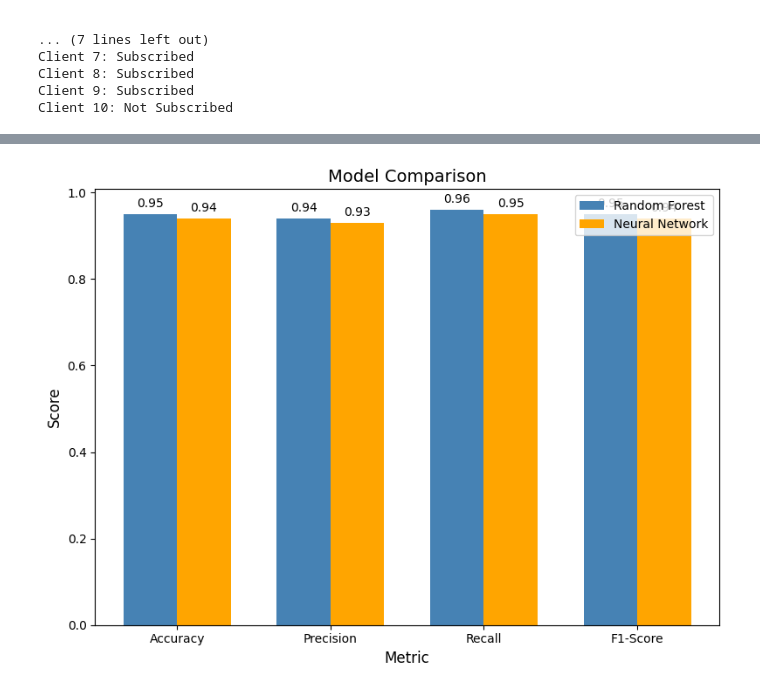
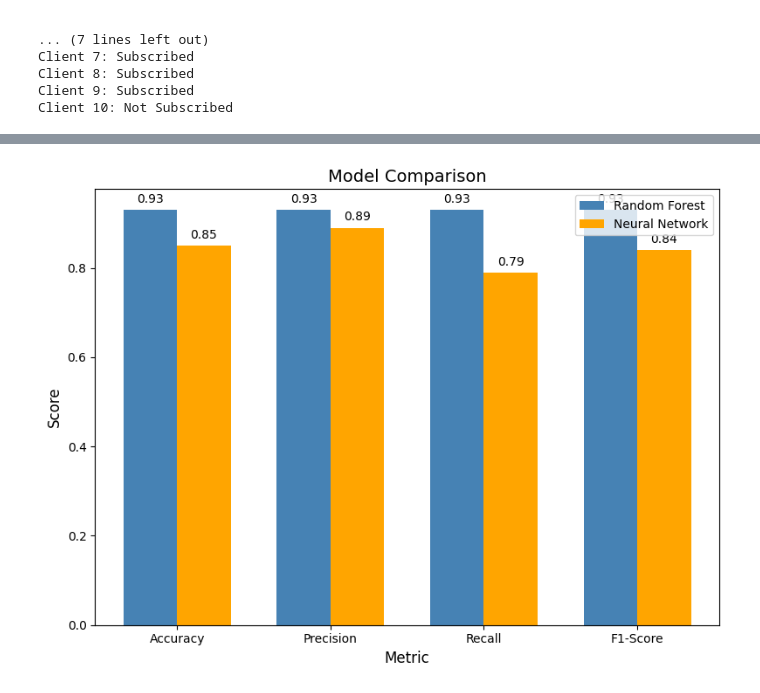
Before and after one commit to KalanaBimsara/Bank-Client-Prediction, a Jupyter notebook: CW_ML_CM2604.ipynb, the cells around one changed output, grey strips where cells are left out. Cells and saved outputs as stored; diff of their text form; code cells hidden in the pictures.

```diff
--- a/CW_ML_CM2604.ipynb
+++ b/CW_ML_CM2604.ipynb
@@ -434,50 +426,48 @@ Client 10: Predicted Probability = 0.50, Predicted Class = 1
 # %%
-# Sample data (replace these with your actual metrics)
 models = ['Random Forest', 'Neural Network']
 metrics = ['Accuracy', 'Precision', 'Recall', 'F1-Score']
 
-# Replace with your actual model metrics
-rf_metrics = [0.95, 0.94, 0.96, 0.95]  # Random Forest metrics
-nn_metrics = [0.94, 0.93, 0.95, 0.94]  # Neural Network metrics
+rf_metrics = [0.93, 0.93, 0.93, 0.93]  # Random Forest metrics
+nn_metrics = [0.85, 0.89, 0.79, 0.84]  # Neural Network metrics
 
 # Combine metrics for plotting
 data = np.array([rf_metrics, nn_metrics])
 
 # Bar chart
-bar_width = 0.35  # Width of bars
+bar_width = 0.35
 index = np.arange(len(metrics))  # Position of metrics on x-axis
 
 # Create bars for each model
 fig, ax = plt.subplots(figsize=(8, 6))
 bars1 = ax.bar(index, data[0], bar_width, label=models[0], color='steelblue')
 bars2 = ax.bar(index + bar_width, data[1], bar_width, label=models[1], color='orange')
 
 # Add labels and title
 ax.set_xlabel('Metric', fontsize=12)
 ax.set_ylabel('Score', fontsize=12)
 ax.set_title('Model Comparison', fontsize=14)
 ax.set_xticks(index + bar_width / 2)
 ax.set_xticklabels(metrics)
 ax.legend()
 
 # Annotate scores on bars
 for bars in [bars1, bars2]:
     for bar in bars:
         height = bar.get_height()
         ax.text(
             bar.get_x() + bar.get_width() / 2.0,
             height + 0.01,
             f'{height:.2f}',
             ha='center',
             va='bottom',
             fontsize=10
         )
 
 # Show plot
 plt.tight_layout()
 plt.show()
 # %% [output]
-[figure, old version]
+[figure, new version]
 # %%
 # ROC Curves and AUC
 rf_fpr, rf_tpr, _ = roc_curve(y_test, rf_probs)
```
Also changed, not shown: parts of 9 cells of this notebook.
